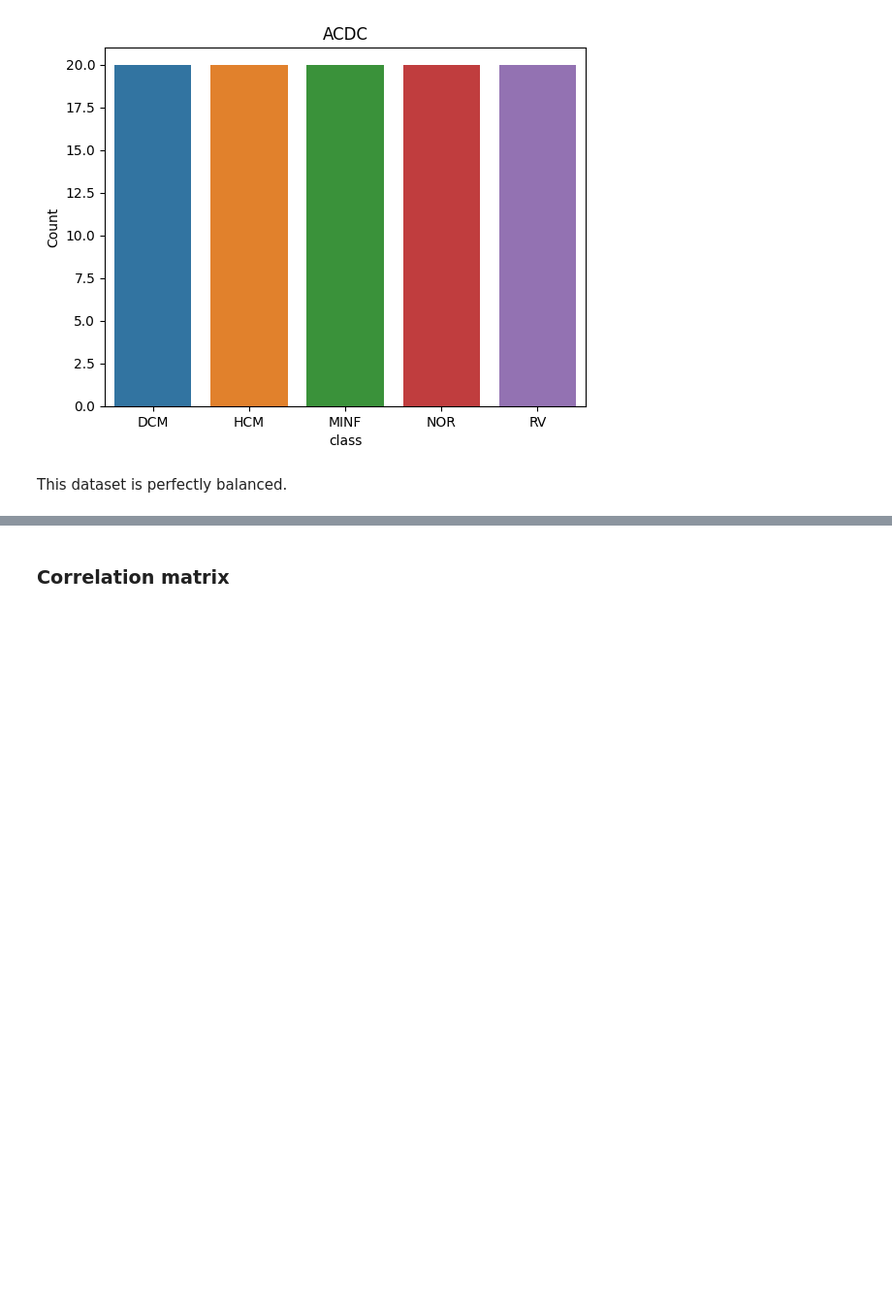
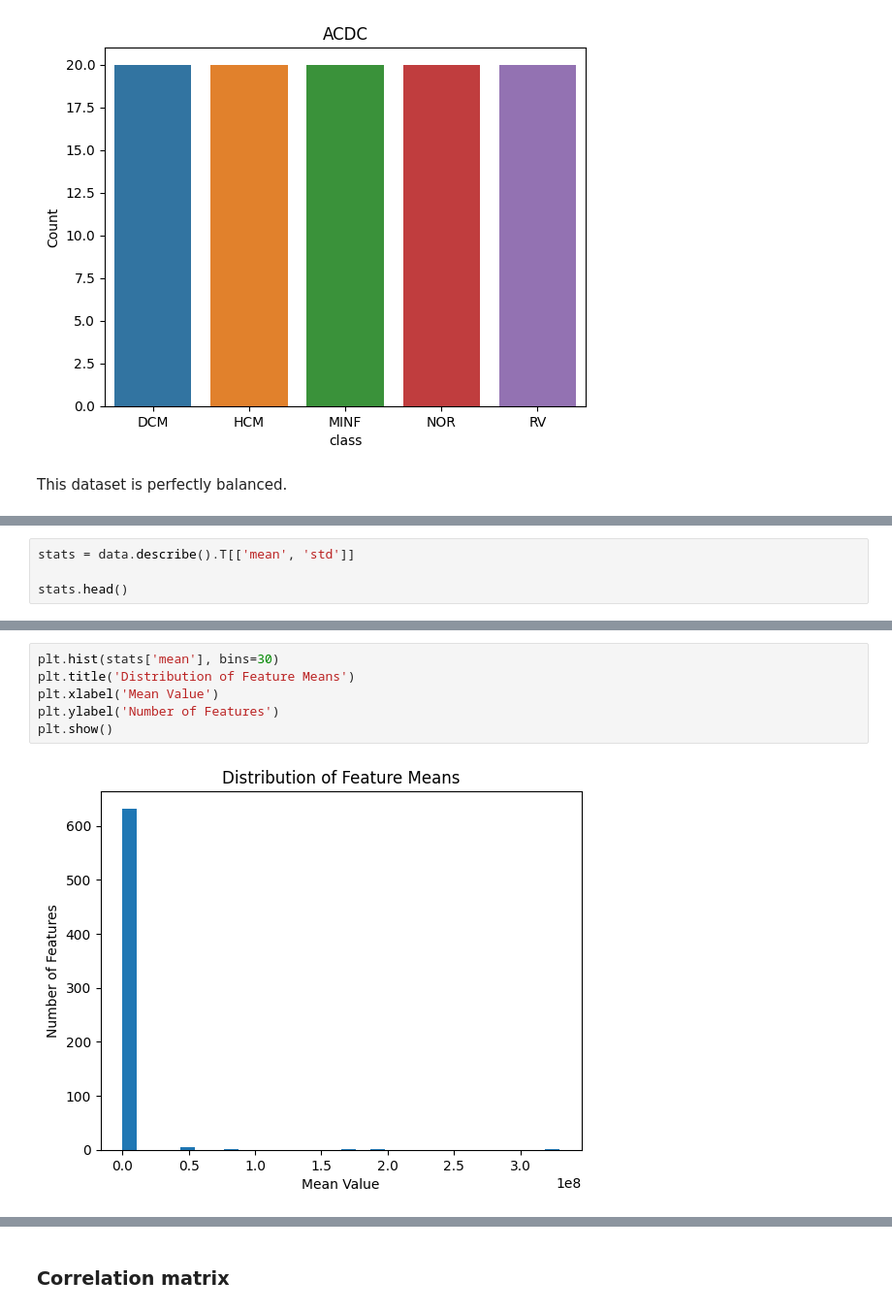
Before and after one commit to danielgranadoscampos/MHEDAS_ML, a Jupyter notebook: team_notebooks/azucena_notebook.ipynb, the cells around one changed output, grey strips where cells are left out. Shown at 97% size. Drawn from its saved outputs; the diff is of its cells as text; blank space fills up the shorter version.

```diff
--- a/team_notebooks/azucena_notebook.ipynb
+++ b/team_notebooks/azucena_notebook.ipynb
@@ -126,0 +129,4 @@ This dataset is perfectly balanced.
+# %%
+stats = data.describe().T[['mean', 'std']]
+
+stats.head()
@@ -126,0 +140,8 @@ This dataset is perfectly balanced.
+# %%
+plt.hist(stats['mean'], bins=30)
+plt.title('Distribution of Feature Means')
+plt.xlabel('Mean Value')
+plt.ylabel('Number of Features')
+plt.show()
+# %% [output]
+[figure, added]
```
Also changed, not shown: parts of 6 cells of this notebook, 2 other files.
